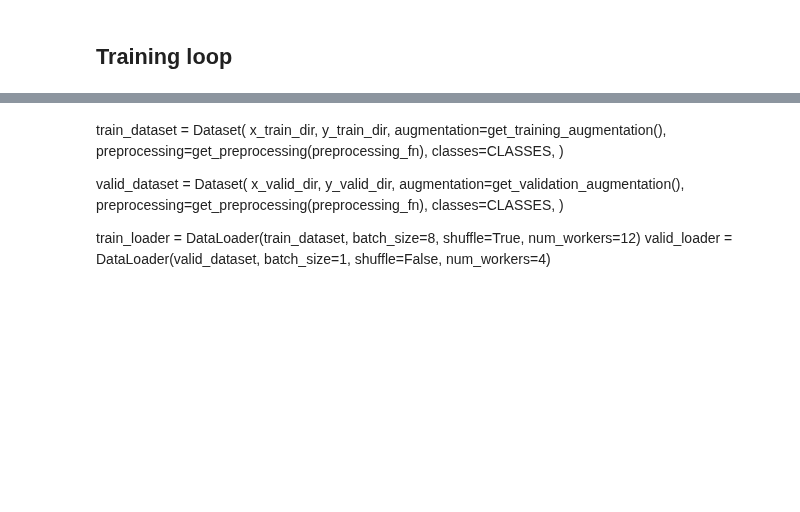
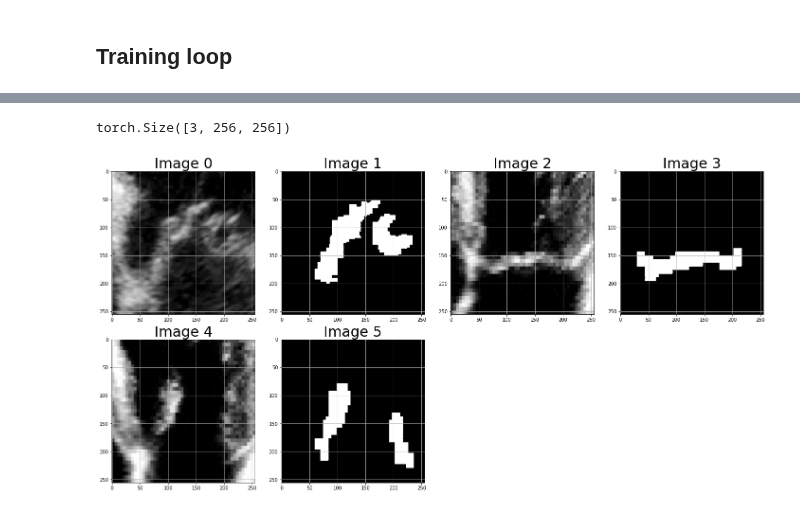
Before and after one commit to jaymoneyjay/aml-project, a Jupyter notebook: task3/task3_train_predict_unet.ipynb, the cells around one changed output, grey strips where cells are left out. Saved outputs shown, nothing was run; the diff lists cells and outputs as text; code cells hidden in the pictures; blank space fills up the shorter version.

```diff
--- a/task3/task3_train_predict_unet.ipynb
+++ b/task3/task3_train_predict_unet.ipynb
@@ -267,3 +372,9 @@ def main():
+# %%
+# ground truth
+show_img_batch(frames_t, labels_t)
+# %% [output]
+torch.Size([3, 256, 256])
+[figure, added]
 # %%
 class Block(nn.Module):
     def __init__(self, input_channels, output_channels):
@@ -327,22 +438,3 @@ class UNet(nn.Module):
         if self.retain_dim:
             out = F.interpolate(out, out_sz)
         return out
-# %% [markdown]
-train_dataset = Dataset(
-    x_train_dir,
-    y_train_dir,
-    augmentation=get_training_augmentation(),
-    preprocessing=get_preprocessing(preprocessing_fn),
-    classes=CLASSES,
-)
-
-valid_dataset = Dataset(
-    x_valid_dir,
-    y_valid_dir,
-    augmentation=get_validation_augmentation(),
-    preprocessing=get_preprocessing(preprocessing_fn),
-    classes=CLASSES,
-)
-
-train_loader = DataLoader(train_dataset, batch_size=8, shuffle=True, num_workers=12)
-valid_loader = DataLoader(valid_dataset, batch_size=1, shuffle=False, num_workers=4)
```
Also changed, not shown: parts of 25 cells of this notebook, 4 other files.
